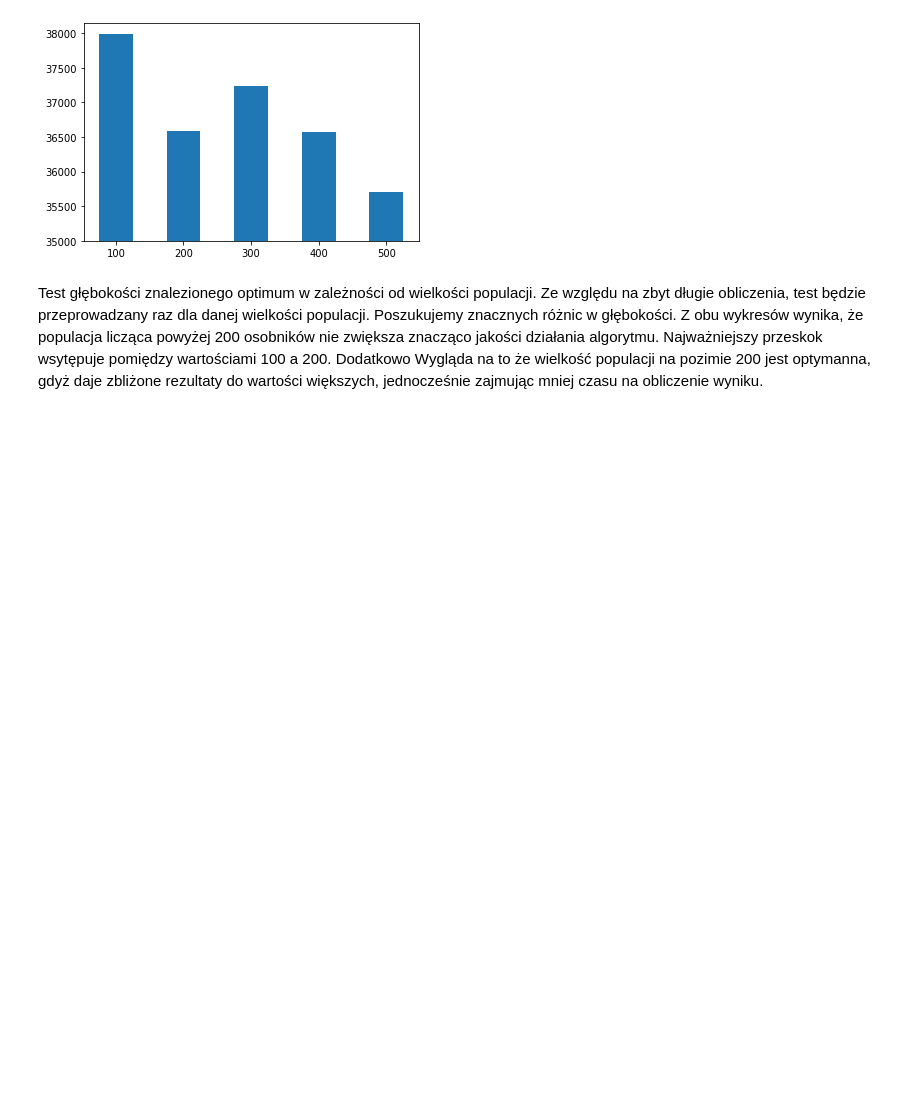
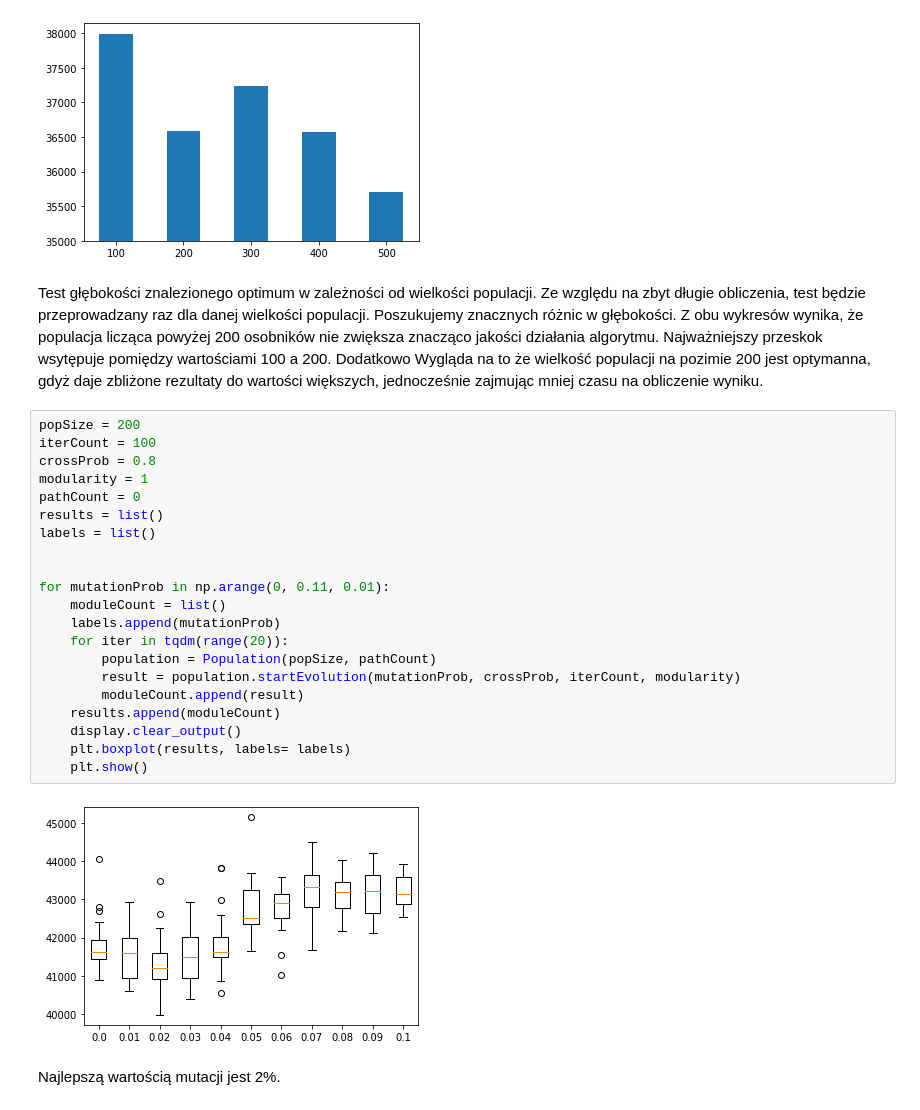
Before and after one commit to kowusek/POP_Evolutionary_algorithm, a Jupyter notebook: Documentation.ipynb, the cells around one changed output. Cells and saved outputs as stored; diff of their text form; blank space fills up the shorter version.

Commit message:
More charts

```diff
--- a/Documentation.ipynb
+++ b/Documentation.ipynb
@@ -71,3 +72,28 @@ for popSize in tqdm(range(100, 600, 100)):
 [figure]
 # %% [markdown]
 Test głębokości znalezionego optimum w zależności od wielkości populacji. Ze względu na zbyt długie obliczenia, test będzie przeprowadzany raz dla danej wielkości populacji. Poszukujemy znacznych różnic w głębokości. Z obu wykresów wynika, że populacja licząca powyżej 200 osobników nie zwiększa znacząco jakości działania algorytmu. Najważniejszy przeskok wsytępuje pomiędzy wartościami 100 a 200. Dodatkowo Wygląda na to że wielkość populacji na pozimie 200 jest optymanna, gdyż daje zbliżone rezultaty do wartości większych, jednocześnie zajmując mniej czasu na obliczenie wyniku.
+# %%
+popSize = 200
+iterCount = 100
+crossProb = 0.8
+modularity = 1
+pathCount = 0
+results = list()
+labels = list()
+
+
+for mutationProb in np.arange(0, 0.11, 0.01):
+    moduleCount = list()
+    labels.append(mutationProb)
+    for iter in tqdm(range(20)):
+        population = Population(popSize, pathCount)
+        result = population.startEvolution(mutationProb, crossProb, iterCount, modularity)
+        moduleCount.append(result)
+    results.append(moduleCount)
+    display.clear_output()
+    plt.boxplot(results, labels= labels)
+    plt.show()
+# %% [output]
+[figure, added]
+# %% [markdown]
+Najlepszą wartością mutacji jest 2%.
```
Also changed, not shown: parts of 3 cells of this notebook.
